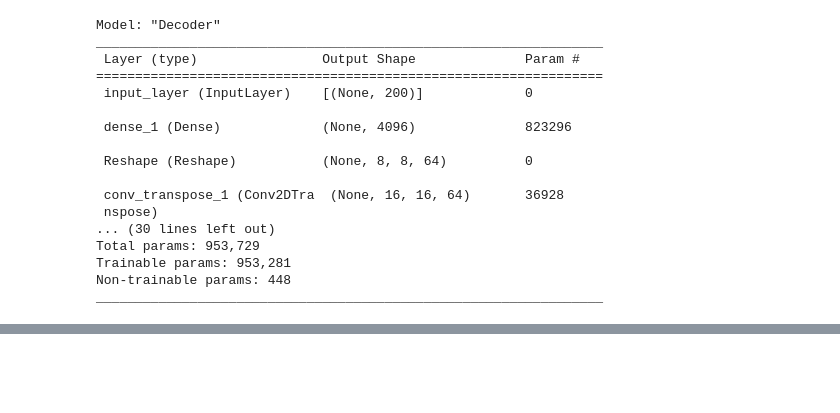
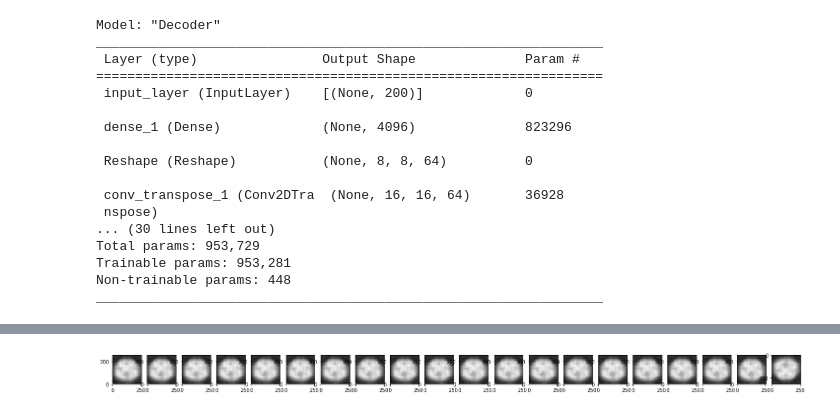
Before and after one commit to mtablado/uoc2022_tfm, a Jupyter notebook: vae.ipynb, the cells around one changed output, grey strips where cells are left out. Cells and saved outputs as stored; diff of their text form; code cells hidden in the pictures; blank space fills up the shorter version.

```diff
--- a/vae.ipynb
+++ b/vae.ipynb
@@ -194,12 +197,21 @@ train_datagen = ImageDataGenerator(
         shear_range=0.2,
         zoom_range=0.2,
         horizontal_flip=True)
-test_datagen = ImageDataGenerator(rescale=1./255)
 train_generator = train_datagen.flow_from_directory(
         'training',
-        target_size=(150, 150),
+        target_size=(256, 256),
         batch_size=32,
+        color_mode='grayscale',
         class_mode=None)
+
+test_datagen = ImageDataGenerator(rescale=1./255)
+
+test_generator = test_datagen.flow_from_directory(
+        'test',
+        target_size=(256, 256),
+        batch_size=32,
+        color_mode='grayscale',
+        class_mode=None)
 # %% [output]
 /content/drive/My Drive/tfm/dataset/images
 Found 62 images belonging to 1 classes.
@@ -221,0 +248,3 @@ UnimplementedError: ignored
+# %%
+mean, log_var, z = my_encoder.predict(test_generator)
+y_pred = my_decoder.predict(z)
@@ -221,0 +254,15 @@ UnimplementedError: ignored
+# %%
+from matplotlib import pyplot as plt
+%matplotlib inline
+
+fig, axes = plt.subplots(1, len(y_pred), figsize=(25,25))
+
+for i in range(len(y_pred)):
+  image = y_pred[1]
+  image = image[:,:,0]
+  axes[i].imshow(image, cmap="gray", origin="lower")
+  # Display the first image in training data
+  #img = image[:,:,100]
+  plt.imshow(image, cmap='gray')
+# %% [output]
+[figure, added]
```
Also changed, not shown: parts of 5 cells of this notebook.
